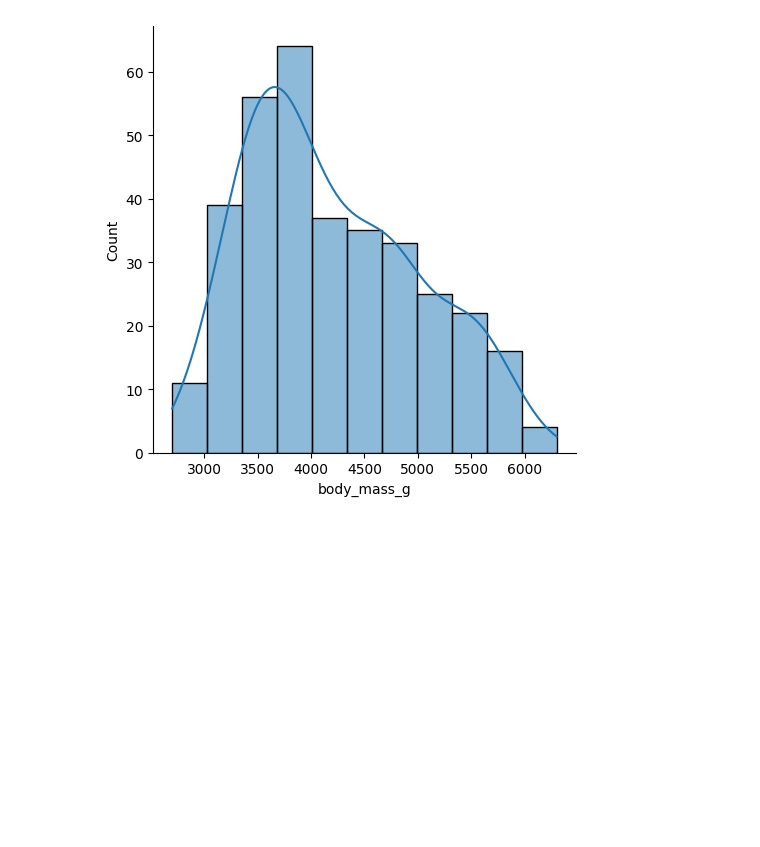
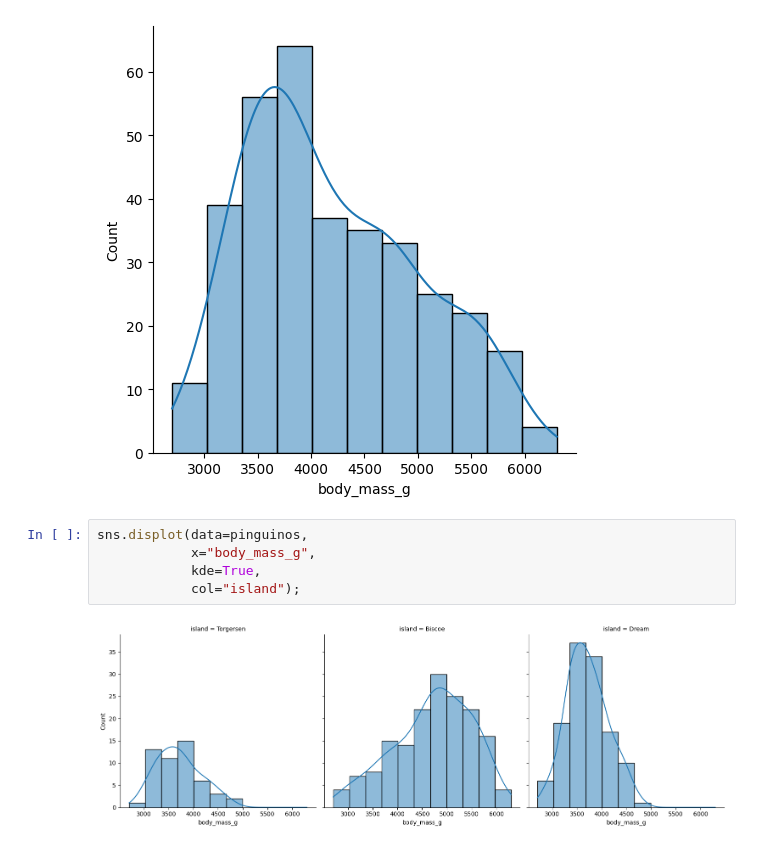
Before and after one commit to jeo20/ds-ml-18dias, a Jupyter notebook: 10-dia 10/Día 10/Cuadernos para Prácticas/Representación Distributiva.ipynb, the cells around one changed output. Cells and saved outputs as stored; diff of their text form; blank space fills up the shorter version.

```diff
--- a/10-dia 10/Día 10/Cuadernos para Prácticas/Representación Distributiva.ipynb
+++ b/10-dia 10/Día 10/Cuadernos para Prácticas/Representación Distributiva.ipynb
@@ -20,3 +20,10 @@ sns.displot(data=pinguinos, x="body_mass_g");
 sns.displot(data=pinguinos, x="body_mass_g",kde=True);
 # %% [output]
 [figure]
+# %%
+sns.displot(data=pinguinos,
+            x="body_mass_g",
+            kde=True,
+            col="island");
+# %% [output]
+[figure, added]
```
Also changed, not shown: parts of 2 cells of this notebook.
